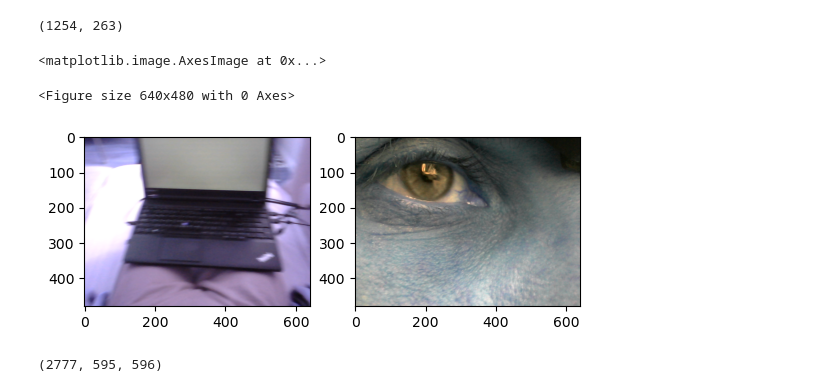
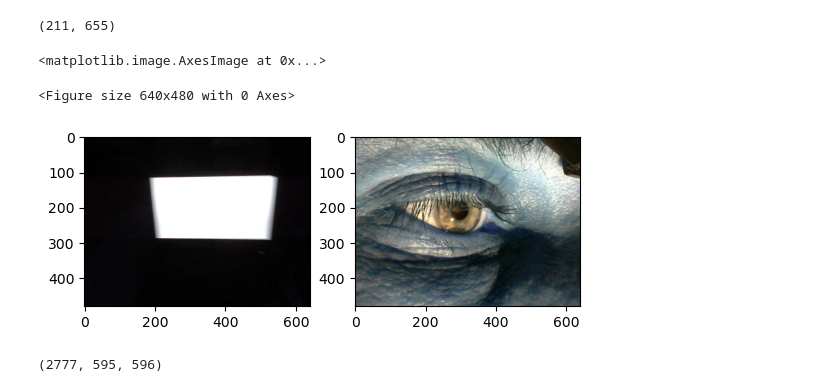
Before and after one commit to IljaTTT/00_EN, a Jupyter notebook: 0_first_pygame_vgg_loader_gpu_rmse_coord.ipynb, the cells around one changed output. Saved outputs shown, nothing was run; the diff lists cells and outputs as text; code cells hidden in the pictures.

```diff
--- a/0_first_pygame_vgg_loader_gpu_rmse_coord.ipynb
+++ b/0_first_pygame_vgg_loader_gpu_rmse_coord.ipynb
@@ -42,7 +42,7 @@ def init_cameras(id1=0, id2=1):
     cv2.namedWindow('Webcam 2')
     return cap1, cap2
 
-def get_frame():
+def get_frame(cap1, cap2):
     '''Функция захвата фреймов с 2х камер, предполагает, что устройства уже открыты глобально'''
     ret1, frame1 = cap1.read()
     ret2, frame2 = cap2.read()
@@ -78,6 +78,8 @@ def move_to_points(screen, list_of_points, n, speed = 9999, capture = True):
     образом будут сохранены координаты курсора. '''
     data = [] # Результат работы функции накапливается здесь
     clock = pygame.time.Clock() #Часы для задания скорости
+    cap1, cap2 = init_cameras()
+    input()
     for ((sx, sy),(ex,ey)) in zip(list_of_points[:-1], #Берем координаты текущей и
                                   list_of_points[1:]): #следующей точки
         for x, y in zip(np.linspace(sx, ex, n, dtype='int'), #Бежим по промежуточным координатам
@@ -93,7 +95,7 @@ def move_to_points(screen, list_of_points, n, speed = 9999, capture = True):
             pygame.display.update() #Обновляем экран
 
             if capture: #Делаем захват с камер, если нужно
-                frame1, frame2 = get_frame()
+                frame1, frame2 = get_frame(cap1, cap2)
             else:
                 frame1, frame2 = [],[]
             data.append({'coords': (x,y), 'camera1':frame1, 'camera2':frame2}) #Делаем текущую запись
@@ -104,16 +106,13 @@ pygame 2.3.0 (SDL 2.24.2, Python 3.10.9)
 Hello from the pygame community. https://www.pygame.org/contribute.html
 # %%
-n_points = 8
+n_points = 16
 WINDOW_WIDTH = 1920
 WINDOW_HEIGTH = 1080
 # %%
 def make_data():
     points = create_points(n_points, WINDOW_WIDTH, WINDOW_HEIGTH)
     screen = setup_pygame(WINDOW_WIDTH,WINDOW_HEIGTH)
-
-    cap1, cap2 = init_cameras()
-    input()
     data = move_to_points(screen, points, n=128, capture=True)
     return data
-# data = make_data()
+data = make_data()
 # %%
@@ -122,4 +121,4 @@ def make_data():
 # %%
-with open('frames2.pickle', 'rb') as handle:
-        data = pickle.load(handle)
+# with open('frames.pickle', 'rb') as handle:
+#         data = pickle.load(handle)
 # %%
@@ -128,21 +147,21 @@ for record in data:
 # %%
 from matplotlib.pyplot import imshow
 import matplotlib.pyplot as plt
 import random
 item = random.choice(data)
-img1, img2, x, y = item['camera1'], item['camera2'], item['x'], item['y']
+img1, img2, (x, y) = item['camera1'], item['camera2'], item['coords']
 
 plt.figure()
 f, axis = plt.subplots(1,2)
 print((int(x),int(y)))
 # use the created array to output your multiple images. In this case I have stacked 4 images vertically
 axis[0].imshow(img1)
 axis[1].imshow(img2)
 # %% [output]
-(1254, 263)
+(211, 655)
 <matplotlib.image.AxesImage at 0x...>
 <Figure size 640x480 with 0 Axes>
-[figure, old version]
+[figure, new version]
 # %%
 from torch.utils.data import Dataset, DataLoader
 from sklearn.model_selection import train_test_split
```
Also changed, not shown: parts of 6 cells of this notebook, 4 other files.
